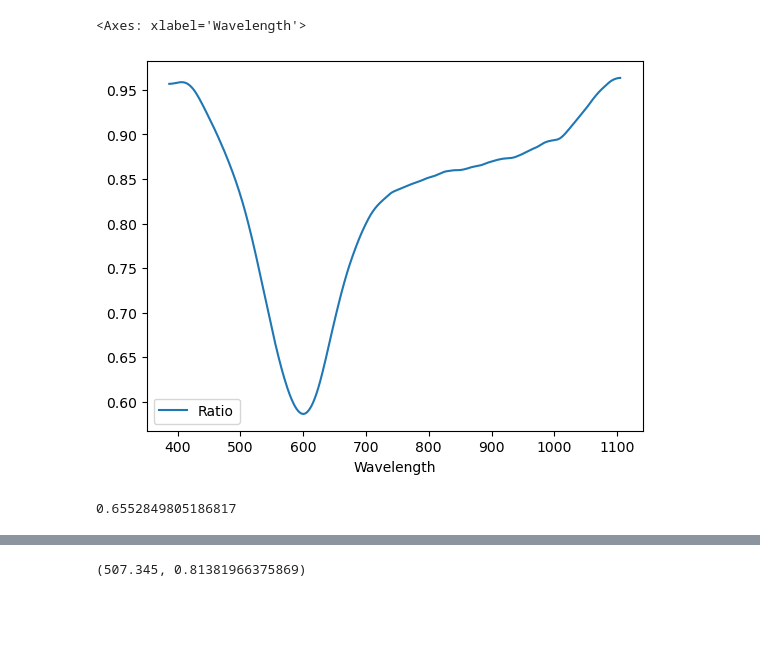
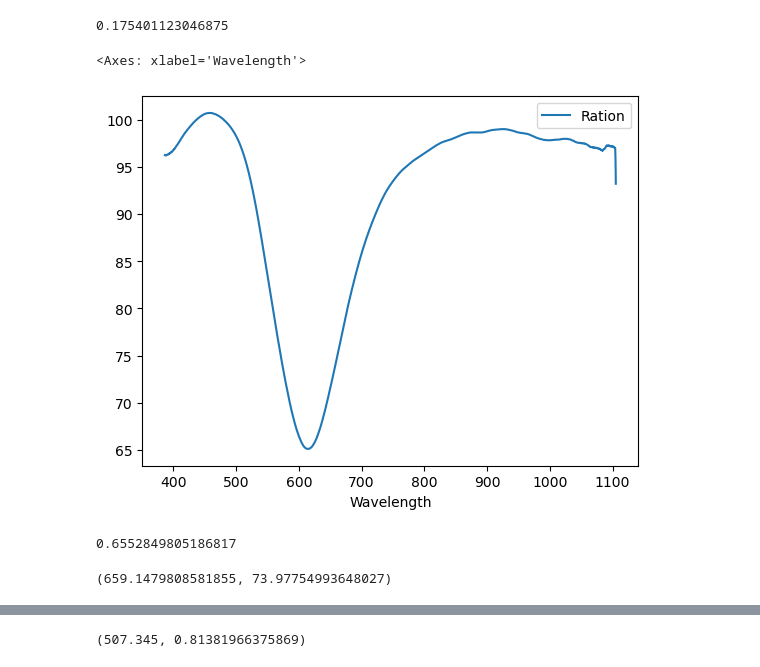
Before and after one commit to RuihaoQiu/FiberX, a Jupyter notebook: Untitled.ipynb, the cells around one changed output, grey strips where cells are left out. Cells and saved outputs as stored; diff of their text form; code cells hidden in the pictures; blank space fills up the shorter version.

Commit message:
test centroid algo

```diff
--- a/Untitled.ipynb
+++ b/Untitled.ipynb
@@ -21,7 +7,11 @@ df
+# %%
+(1105.030-386.587)/4096
+# %% [output]
+0.175401123046875
 # %%
-df.plot(x="Wavelength", y="Ratio") # [["time", "Resonance wavelength"]].plot()
+df.plot(x="Wavelength", y="Ration") # [["time", "Resonance wavelength"]].plot()
 # %% [output]
 <Axes: xlabel='Wavelength'>
-[figure, old version]
+[figure, new version]
 # %%
 x_values=df["Wavelength"].to_list()
@@ -53,0 +77,4 @@ random.random()
+# %%
+centroid.x, centroid.y
+# %% [output]
+(659.1479808581855, 73.97754993648027)
```
Also changed, not shown: parts of 16 cells of this notebook, 1 other file.
